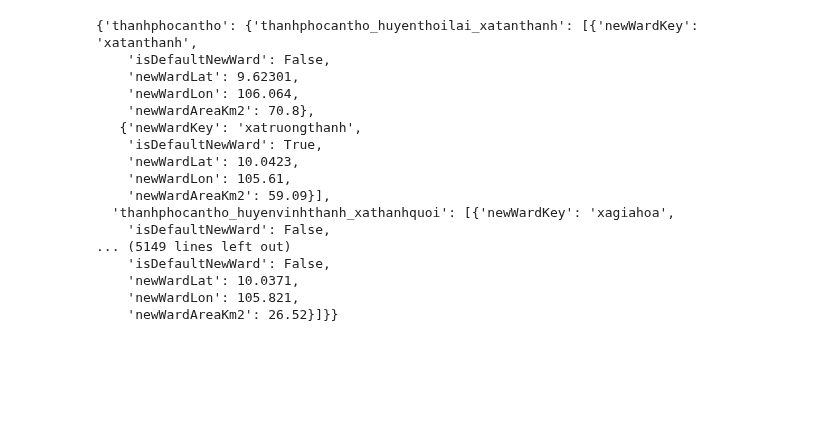
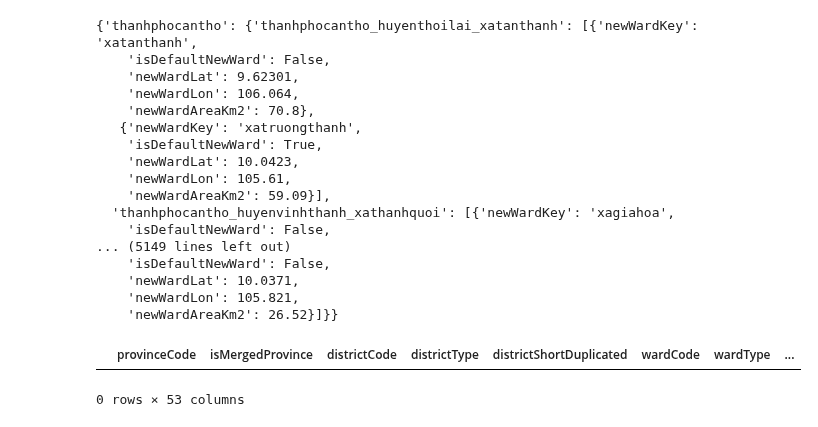
Before and after one commit to tranngocminhhieu/vietnamadminunits, a Jupyter notebook: scripts/generating_module_data/s9_generating_converter_data.ipynb, the cells around one changed output. Drawn from its saved outputs; the diff is of its cells as text; code cells hidden in the pictures; blank space fills up the shorter version.

```diff
--- a/scripts/generating_module_data/s9_generating_converter_data.ipynb
+++ b/scripts/generating_module_data/s9_generating_converter_data.ipynb
@@ -65,7 +65,7 @@ def create_keywords(row, level=1):
 df = pd.read_csv(BASE_DIR / 'data/processed/convert_legacy_2025_with_location_and_default_ward.csv')
 # %%
 df_63 = pd.read_csv(BASE_DIR / 'data/interim/legacy_63-province-10040-ward_with_location_and_key.csv')
-df_63 = df_63[['province', 'district', 'ward', 'provinceKey', 'districtKey', 'wardKey']]
+df_63 = df_63[['province', 'district', 'ward', 'provinceKey', 'districtKey', 'wardKey', 'wardKeyDuplicated']]
 # %%
 df_34 = df[['newProvince', 'newWard']].drop_duplicates().copy()
 
@@ -211,3 +211,9 @@ converter_data = {
 # %%
 with open(BASE_DIR / 'vietnamadminunits/data/converter_2025.json', 'w') as f:
     json.dump(converter_data, f)
+# %%
+df[df['isDividedWard'] & df['wardKeyDuplicated']]
+# May quá không có =))
+# %% [output]
+|  | provinceCode | isMergedProvince | districtCode | districtType | districtShortDuplicated | wardCode | wardType | ... |
+0 rows × 53 columns
```
